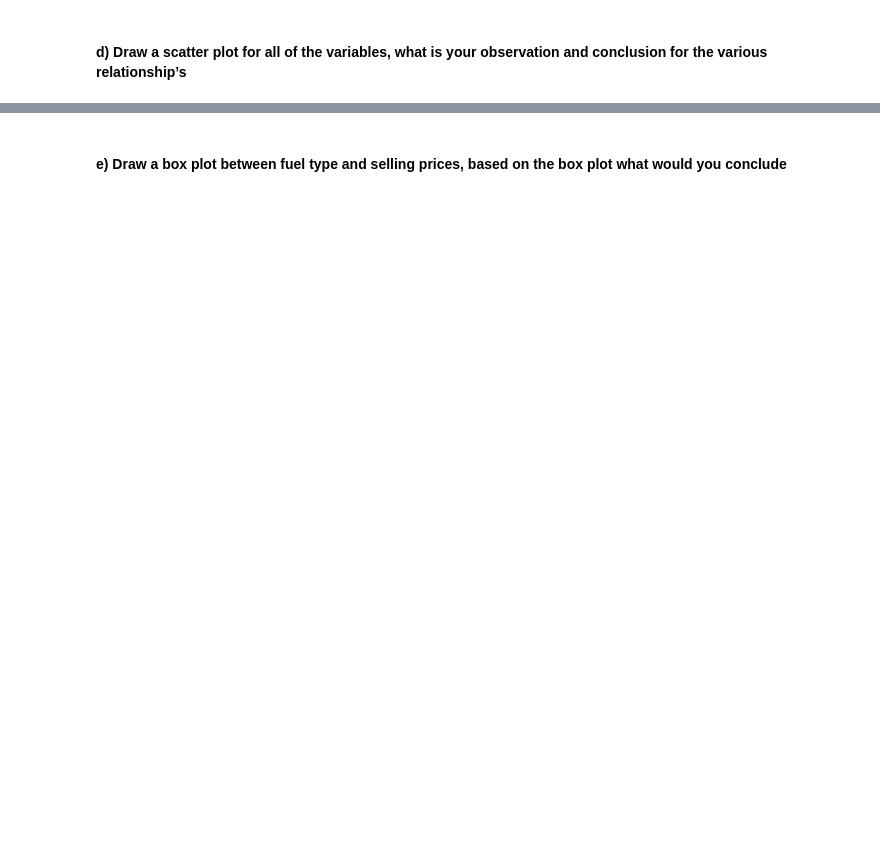
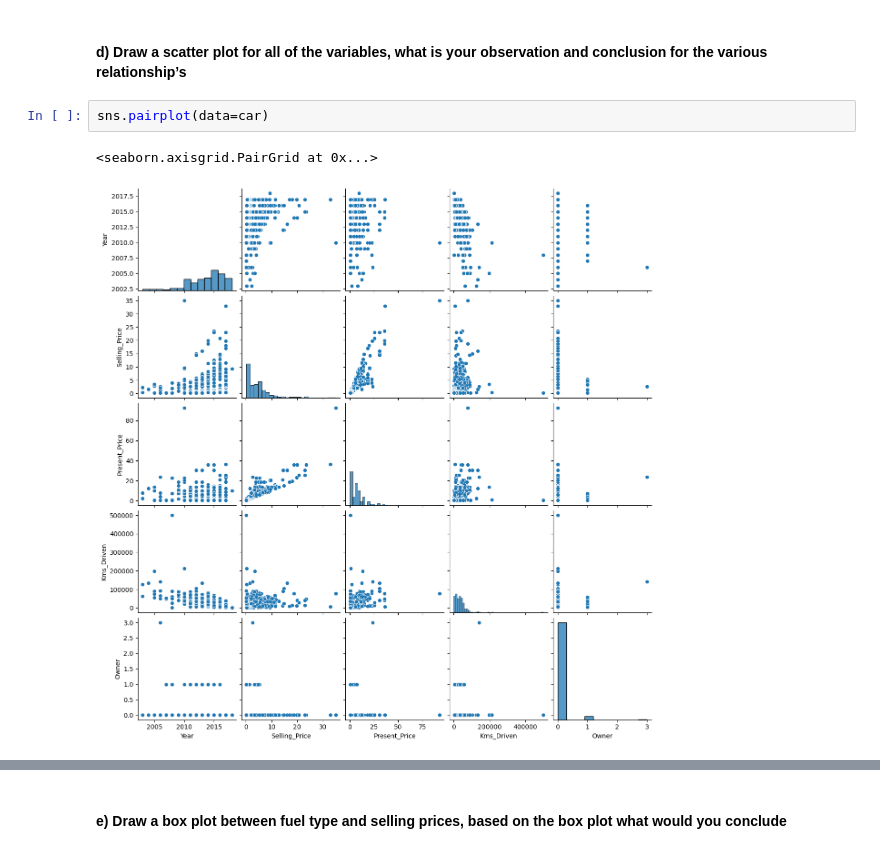
Before and after one commit to anuragsingh2207/dsba-jupyter-notebook, a Jupyter notebook: statstics/Revision/Revising Statistics.ipynb, the cells around one changed output, grey strips where cells are left out. Cells and saved outputs as stored; diff of their text form; blank space fills up the shorter version.

```diff
--- a/statstics/Revision/Revising Statistics.ipynb
+++ b/statstics/Revision/Revising Statistics.ipynb
@@ -207,2 +307,7 @@ Quantity demanded
 # %% [markdown]
 #### d) Draw a scatter plot for all of the variables, what is your observation and conclusion for the various relationship’s
+# %%
+sns.pairplot(data=car)
+# %% [output]
+<seaborn.axisgrid.PairGrid at 0x...>
+[figure, added]
```
Also changed, not shown: parts of 20 cells of this notebook, 12 other files.
